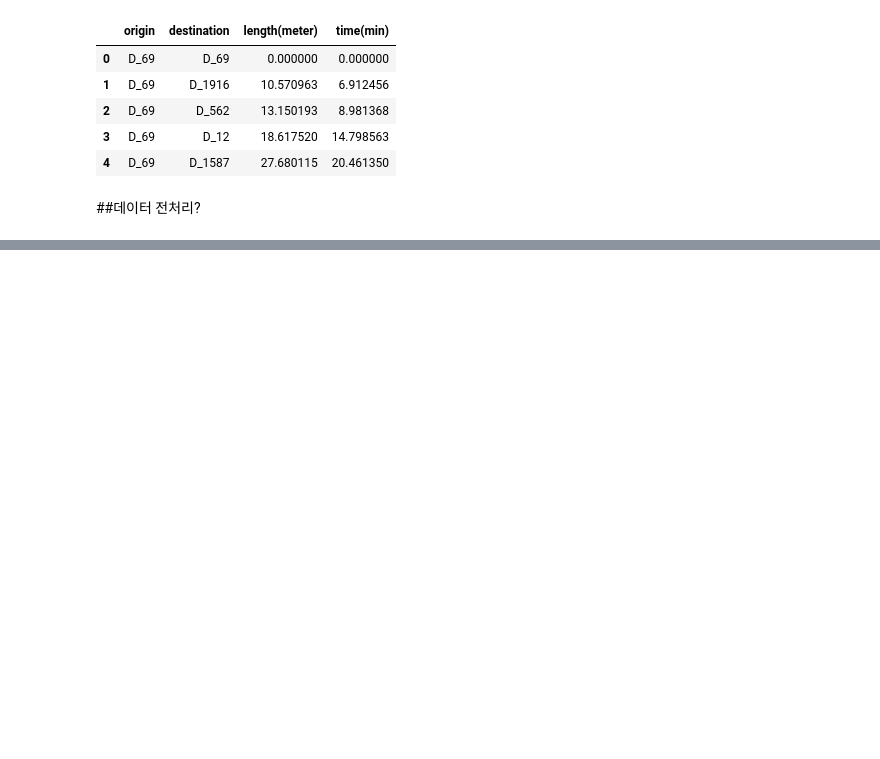
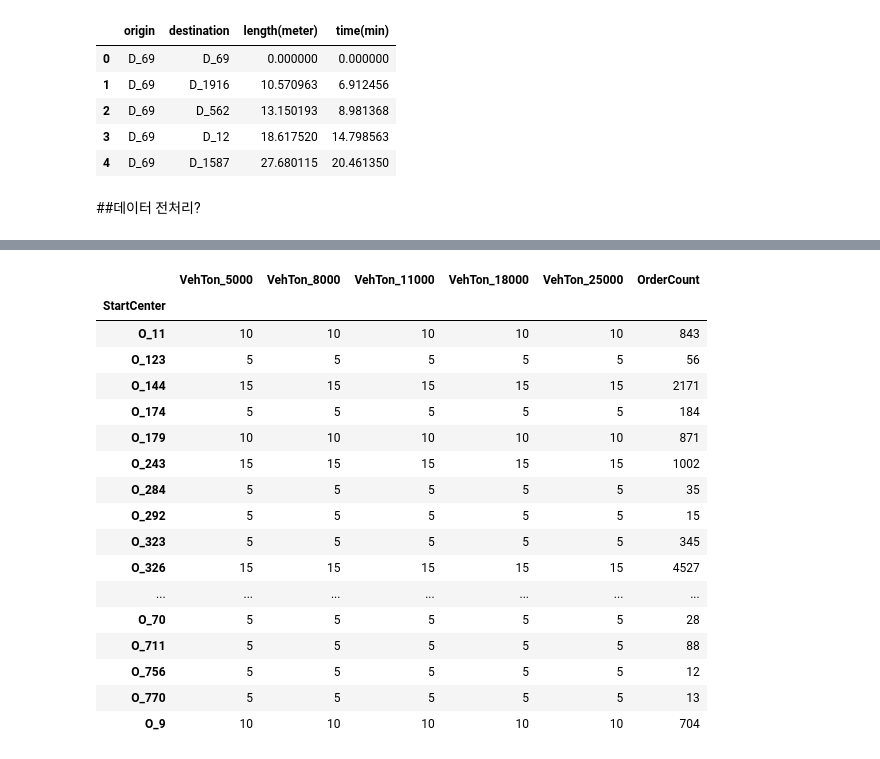
Before and after one commit to wonwookim/cj_challenge, a Jupyter notebook: cj_challenge_eda.ipynb, the cells around one changed output, grey strips where cells are left out. Saved outputs shown, nothing was run; the diff lists cells and outputs as text; code cells hidden in the pictures; blank space fills up the shorter version.

```diff
--- a/cj_challenge_eda.ipynb
+++ b/cj_challenge_eda.ipynb
@@ -588,0 +548,30 @@ terminal_df
+# %%
+##시작 터미널에서의 차량 개수
+veh_group_start_center = veh_table[['StartCenter','VehTon']].groupby(['StartCenter','VehTon'])
+veh_group_start_center = veh_group_start_center.size().reset_index(name='counts')
+pivot_veh_group_start_center = pd.pivot_table(veh_group_start_center, index='StartCenter', values='counts', columns=['VehTon'])
+pivot_veh_group_start_center.columns.name = None
+pivot_veh_group_start_center.columns = ['VehTon_5000','VehTon_8000','VehTon_11000', 'VehTon_18000', 'VehTon_25000']
+# %%
+## 터미널 별 특성 나타내기(톤별 차량 개수, 주문량)
+terminal_variable_df = pd.merge(pivot_veh_group_start_center, terminal_ot, left_on = 'StartCenter', right_index = True,  how = 'outer')
+terminal_variable_df
+# %% [output]
+|  | VehTon_5000 | VehTon_8000 | VehTon_11000 | VehTon_18000 | VehTon_25000 | OrderCount |
+| StartCenter |  |  |  |  |  |  |
+| O_11 | 10 | 10 | 10 | 10 | 10 | 843 |
+| O_123 | 5 | 5 | 5 | 5 | 5 | 56 |
+| O_144 | 15 | 15 | 15 | 15 | 15 | 2171 |
+| O_174 | 5 | 5 | 5 | 5 | 5 | 184 |
+| O_179 | 10 | 10 | 10 | 10 | 10 | 871 |
+| O_243 | 15 | 15 | 15 | 15 | 15 | 1002 |
+| O_284 | 5 | 5 | 5 | 5 | 5 | 35 |
+| O_292 | 5 | 5 | 5 | 5 | 5 | 15 |
+| O_323 | 5 | 5 | 5 | 5 | 5 | 345 |
+| O_326 | 15 | 15 | 15 | 15 | 15 | 4527 |
+| ... | ... | ... | ... | ... | ... | ... |
+| O_70 | 5 | 5 | 5 | 5 | 5 | 28 |
+| O_711 | 5 | 5 | 5 | 5 | 5 | 88 |
+| O_756 | 5 | 5 | 5 | 5 | 5 | 12 |
+| O_770 | 5 | 5 | 5 | 5 | 5 | 13 |
+| O_9 | 10 | 10 | 10 | 10 | 10 | 704 |
```
Also changed, not shown: parts of 6 cells of this notebook.
